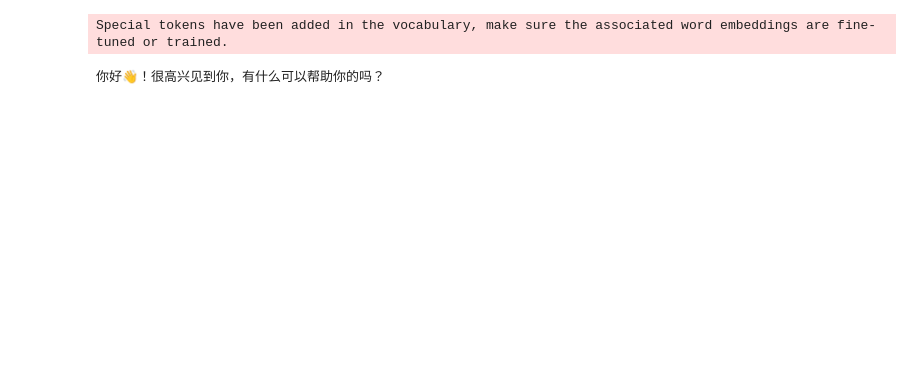
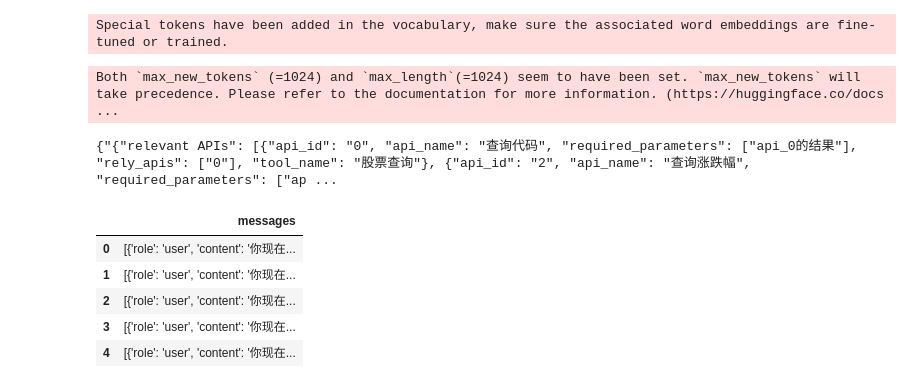
Before and after one commit to ReymondWang/afac2024, a Jupyter notebook: GLM-4-9B/base_model_eval.ipynb, the cells around one changed output. Drawn from its saved outputs; the diff is of its cells as text; code cells hidden in the pictures; blank space fills up the shorter version.

```diff
--- a/GLM-4-9B/base_model_eval.ipynb
+++ b/GLM-4-9B/base_model_eval.ipynb
@@ -24,11 +26,28 @@ model = AutoModelForCausalLM.from_pretrained(
     trust_remote_code=True
 ).to(device).eval()
 # %%
-gen_kwargs = {"max_length": 2500, "do_sample": True, "top_k": 1}
+gen_kwargs = {"max_length": 1024, "do_sample": True, "top_k": 1}
 with torch.no_grad():
     outputs = model.generate(**inputs, **gen_kwargs)
     outputs = outputs[:, inputs['input_ids'].shape[1]:]
     result = tokenizer.decode(outputs[0], skip_special_tokens=True)
     print(result)
 # %% [output]
-你好👋！很高兴见到你，有什么可以帮助你的吗？
+Both `max_new_tokens` (=1024) and `max_length`(=1024) seem to have been set. `max_new_tokens` will take precedence. Please refer to the documentation for more information. (https://huggingface.co/docs ...
+{"{"relevant APIs": [{"api_id": "0", "api_name": "查询代码", "required_parameters": ["api_0的结果"], "rely_apis": ["0"], "tool_name": "股票查询"}, {"api_id": "2", "api_name": "查询涨跌幅", "required_parameters": ["ap ...
+# %%
+import pandas as pd
+from tools.common_utils import highlight_diff, read_jsonl
+
+json_file_path = 'data/dev.jsonl'
+data_list = read_jsonl(json_file_path)
+
+df = pd.DataFrame(data_list)
+df.head()
+# %% [output]
+|  | messages |
+| 0 | [{'role': 'user', 'content': '你现在... |
+| 1 | [{'role': 'user', 'content': '你现在... |
+| 2 | [{'role': 'user', 'content': '你现在... |
+| 3 | [{'role': 'user', 'content': '你现在... |
+| 4 | [{'role': 'user', 'content': '你现在... |
```
Also changed, not shown: parts of 5 cells of this notebook, 4 other files.
